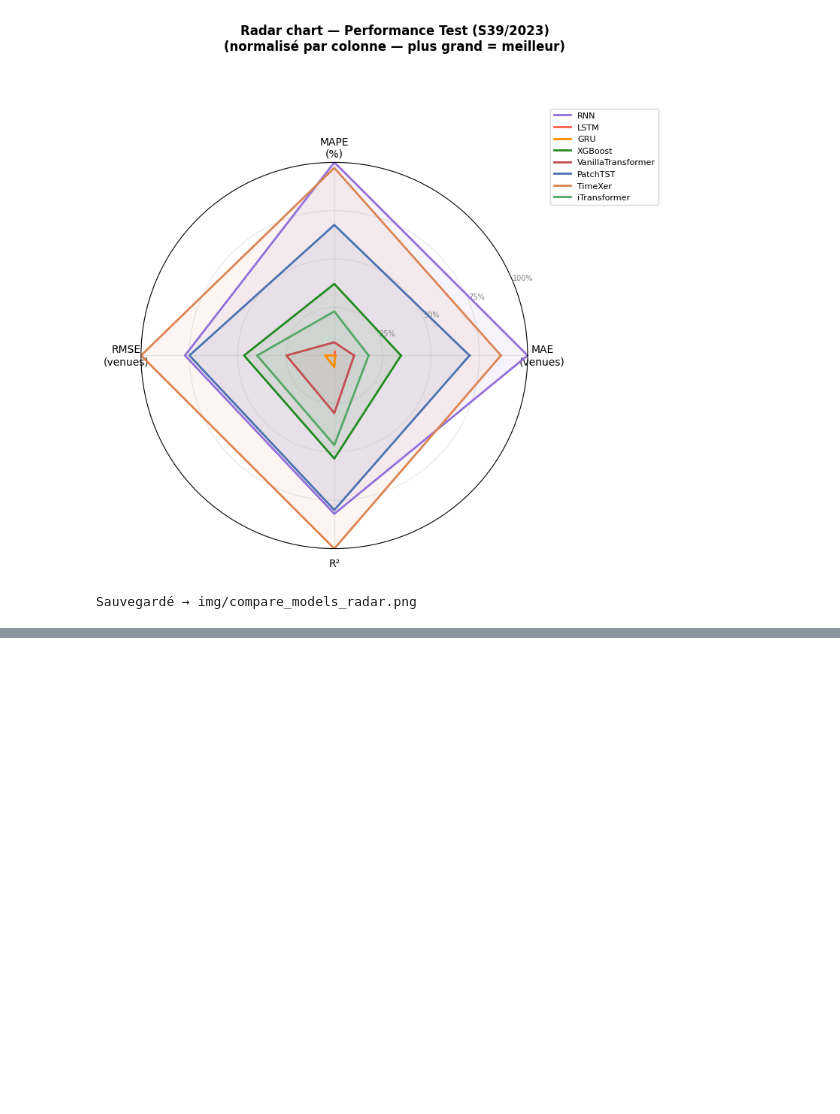
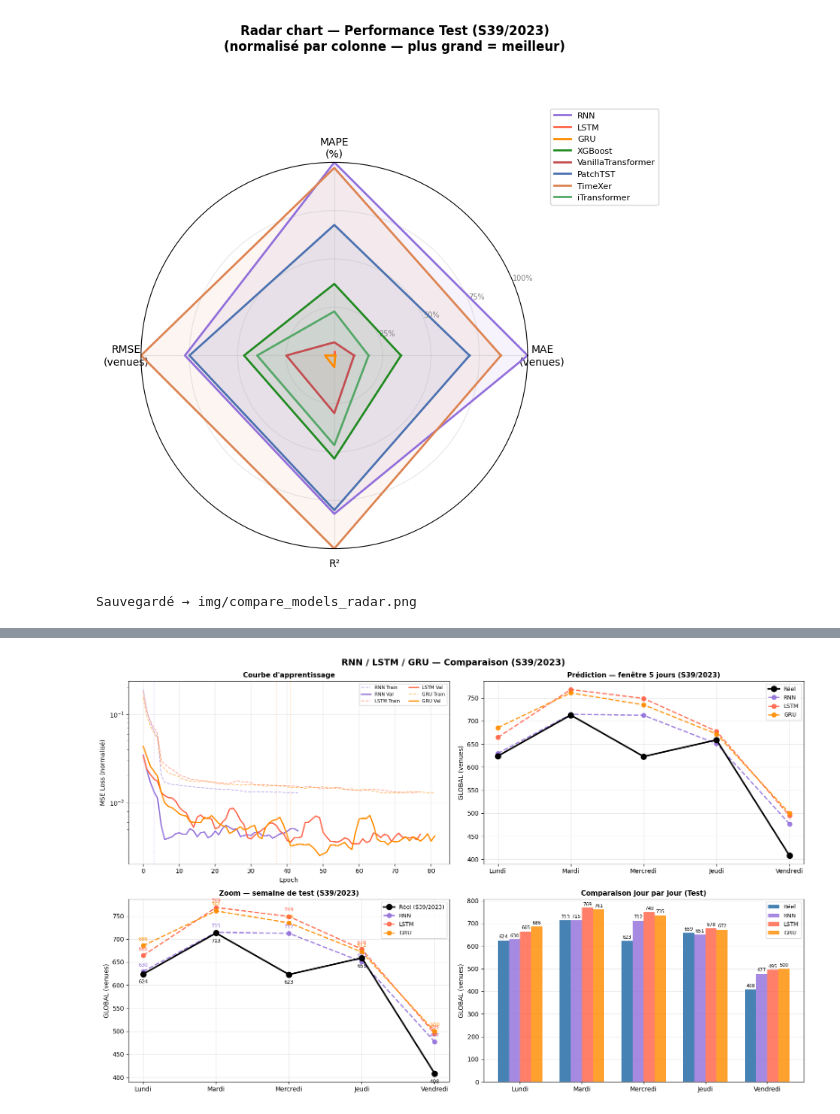
Before and after one commit to dolipran3/ProjetFISA, a Jupyter notebook: models/compare_models.ipynb, the cells around one changed output, grey strips where cells are left out. Saved outputs shown, nothing was run; the diff lists cells and outputs as text; code cells hidden in the pictures; blank space fills up the shorter version.

```diff
--- a/models/compare_models.ipynb
+++ b/models/compare_models.ipynb
@@ -299,0 +349,87 @@ Sauvegardé → img/compare_models_radar.png
+# %%
+recurrent_names   = ['RNN', 'LSTM', 'GRU']
+recurrent_results = [r for r in all_results if r['model'] in recurrent_names]
+
+fig, axes = plt.subplots(2, 2, figsize=(16, 10))
+fig.suptitle(f'RNN / LSTM / GRU — Comparaison ({test_label})',
+             fontsize=14, fontweight='bold')
+
+# ── Haut gauche : courbes d'apprentissage ────────────────────────────────
+ax = axes[0, 0]
+for r in recurrent_results:
+    if 'loss_history' in r:
+        train_s = pd.Series(r['loss_history']['train']).rolling(5, min_periods=1).mean()
+        val_s   = pd.Series(r['loss_history']['val']).rolling(5, min_periods=1).mean()
+        ax.plot(train_s, lw=1.3, color=r['color'], ls='--', alpha=0.55,
+                label=f"{r['model']} Train")
+        ax.plot(val_s,   lw=2.0, color=r['color'],
+                label=f"{r['model']} Val")
+        best_ep = int(pd.Series(r['loss_history']['val']).idxmin())
+        ax.axvline(best_ep, color=r['color'], ls=':', lw=0.9, alpha=0.55)
+ax.set_xlabel('Epoch', fontsize=10)
+ax.set_ylabel('MSE Loss (normalisé)', fontsize=10)
+ax.set_title('Courbe d\'apprentissage', fontsize=11, fontweight='bold')
+ax.set_yscale('log')
+ax.legend(fontsize=7.5, ncol=2)
+ax.grid(alpha=0.3)
+
+# ── Haut droite : prédictions vs réel (semaine de test) ──────────────────
+ax = axes[0, 1]
+ax.plot(day_labels, real_real, 'ko-', lw=2.5, ms=9, zorder=10, label='Réel')
+for r in recurrent_results:
+    ax.plot(day_labels, r['preds'], 'o--', lw=2, ms=7,
+            color=r['color'], label=r['model'], alpha=0.9)
+ax.set_ylabel('GLOBAL (venues)', fontsize=10)
+ax.set_title(f'Prédiction — fenêtre 5 jours ({test_label})', fontsize=11, fontweight='bold')
+ax.legend(fontsize=9)
+ax.grid(alpha=0.3)
+
+# ── Bas gauche : zoom semaine de test avec annotations ────────────────────
+ax = axes[1, 0]
+x_pos = np.arange(len(day_labels))
+ax.plot(x_pos, real_real, 'ko-', lw=2.5, ms=9, zorder=10, label='Réel (S39/2023)')
+for xp, yp in zip(x_pos, real_real):
+    ax.annotate(f'{yp:.0f}', (xp, yp), textcoords='offset points',
+                xytext=(0, -15), ha='center', fontsize=8, color='black')
+for r in recurrent_results:
+    ax.plot(x_pos, r['preds'], 'o--', lw=2, ms=7,
+            color=r['color'], label=r['model'], alpha=0.9)
+    for xp, yp in zip(x_pos, r['preds']):
+        ax.annotate(f'{yp:.0f}', (xp, yp), textcoords='offset points',
+                    xytext=(0, 8), ha='center', fontsize=8, color=r['color'])
+ax.set_xticks(x_pos)
+ax.set_xticklabels(day_labels)
+ax.set_ylabel('GLOBAL (venues)', fontsize=10)
+ax.set_title(f'Zoom — semaine de test ({test_label})', fontsize=11, fontweight='bold')
+ax.legend(fontsize=9)
+ax.grid(alpha=0.3)
+
+# ── Bas droite : barplot comparatif jour par jour ─────────────────────────
+ax = axes[1, 1]
+n_groups = len(recurrent_results) + 1   # Réel + 3 modèles
+width    = 0.72 / n_groups
+x_pos    = np.arange(len(day_labels))
+
+b = ax.bar(x_pos - width * (n_groups - 1) / 2, real_real, width,
+           color='steelblue', label='Réel', zorder=3)
+ax.bar_label(b, fmt='%.0f', fontsize=7.5, padding=2)
+
+for i, r in enumerate(recurrent_results):
+    offset = width * (i + 1) - width * (n_groups - 1) / 2
+    b = ax.bar(x_pos + offset, r['preds'], width,
+               color=r['color'], alpha=0.82, label=r['model'], zorder=3)
+    ax.bar_label(b, fmt='%.0f', fontsize=7.5, padding=2)
+
+ax.set_xticks(x_pos)
+ax.set_xticklabels(day_labels)
+ax.set_ylabel('GLOBAL (venues)', fontsize=10)
+ax.set_title(f'Comparaison jour par jour (Test)', fontsize=11, fontweight='bold')
+ax.legend(fontsize=9)
+ax.grid(axis='y', alpha=0.3)
+
+plt.tight_layout()
+plt.savefig('../img/compare_rnn_lstm_gru.png', dpi=150, bbox_inches='tight')
+plt.show()
+print('Sauvegardé → img/compare_rnn_lstm_gru.png')
+# %% [output]
+[figure, added]
```
Also changed, not shown: parts of 4 cells of this notebook, 12 other files.
